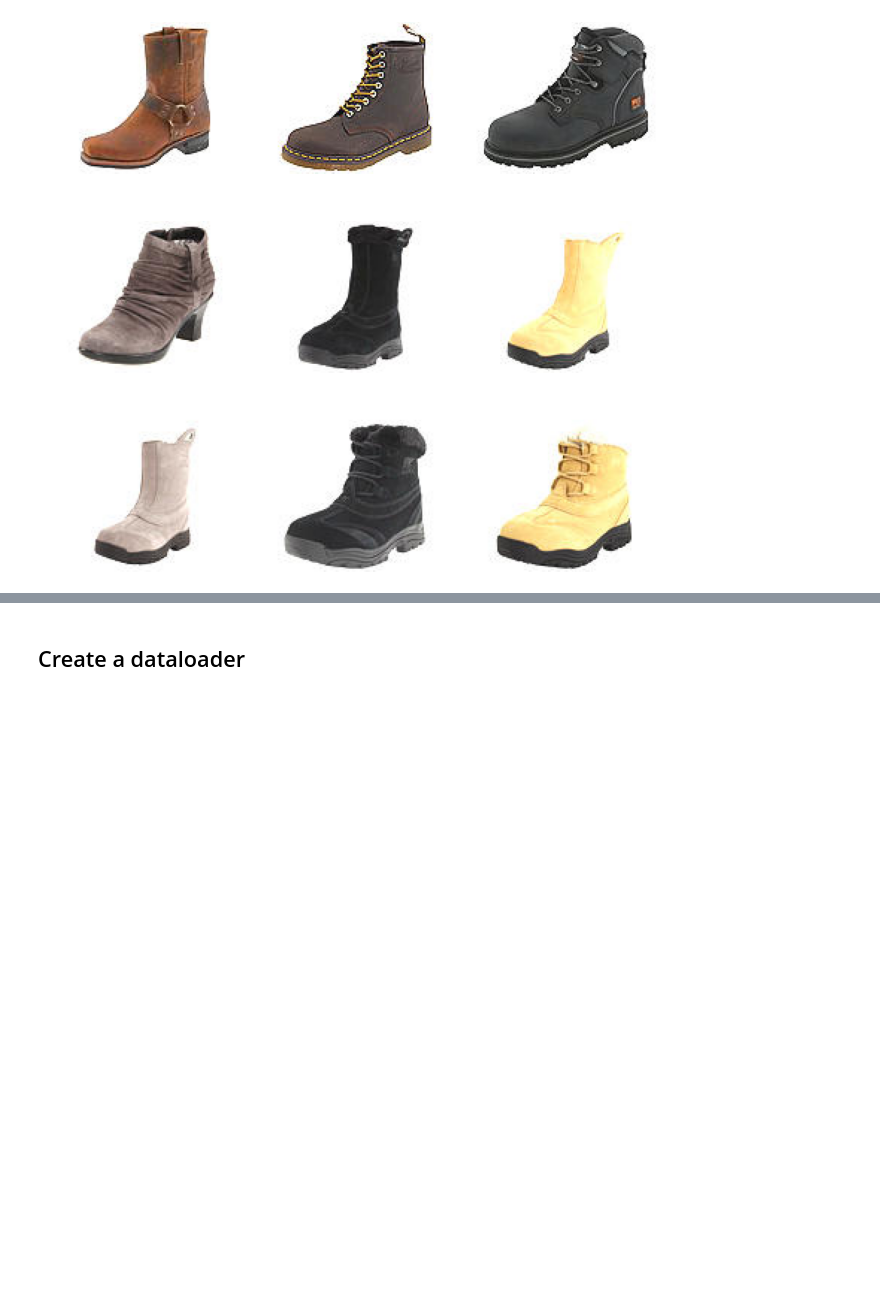
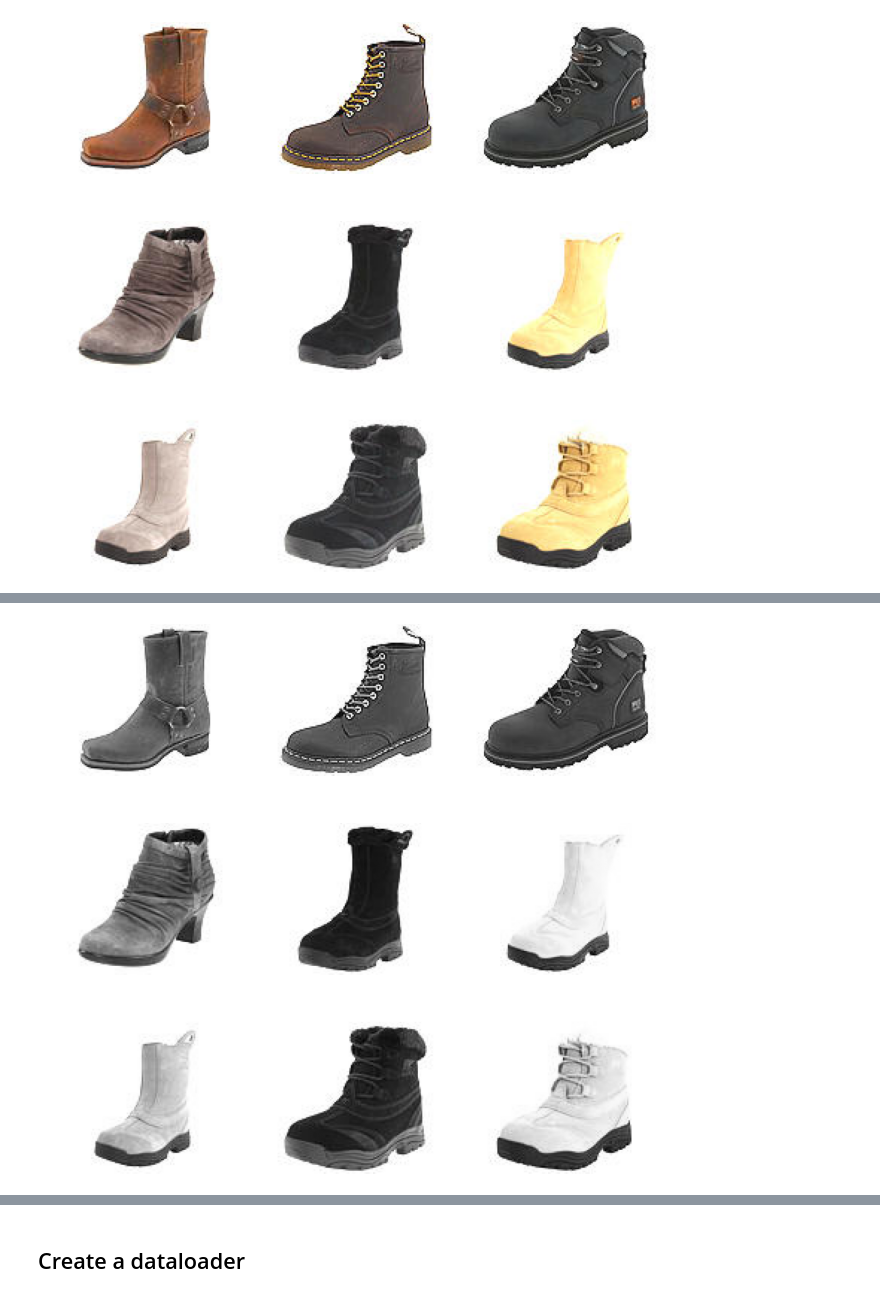
Before and after one commit to JuanJRP/machine_learning, a Jupyter notebook: Sem_11/Image_transformations.ipynb, the cells around one changed output, grey strips where cells are left out. Saved outputs shown, nothing was run; the diff lists cells and outputs as text; code cells hidden in the pictures; blank space fills up the shorter version.

```diff
--- a/Sem_11/Image_transformations.ipynb
+++ b/Sem_11/Image_transformations.ipynb
@@ -89,4 +95,6 @@ plot_images (center_crops, grid_size = (2,2))
 # %%
-grayscale_imgs = [T.Grayscale()( _ ) for i in range(4)]
-plot_images (grayscale_imgs, grid_size = (2,2))
+grayscale_imgs = [T.Grayscale()( train_dataset[i][0] ) for i in range(9)]
+plot_images (grayscale_imgs, grid_size = (3,3))
+# %% [output]
+[figure, added]
 # %%
```
Also changed, not shown: parts of 11 cells of this notebook, 2 other files.
